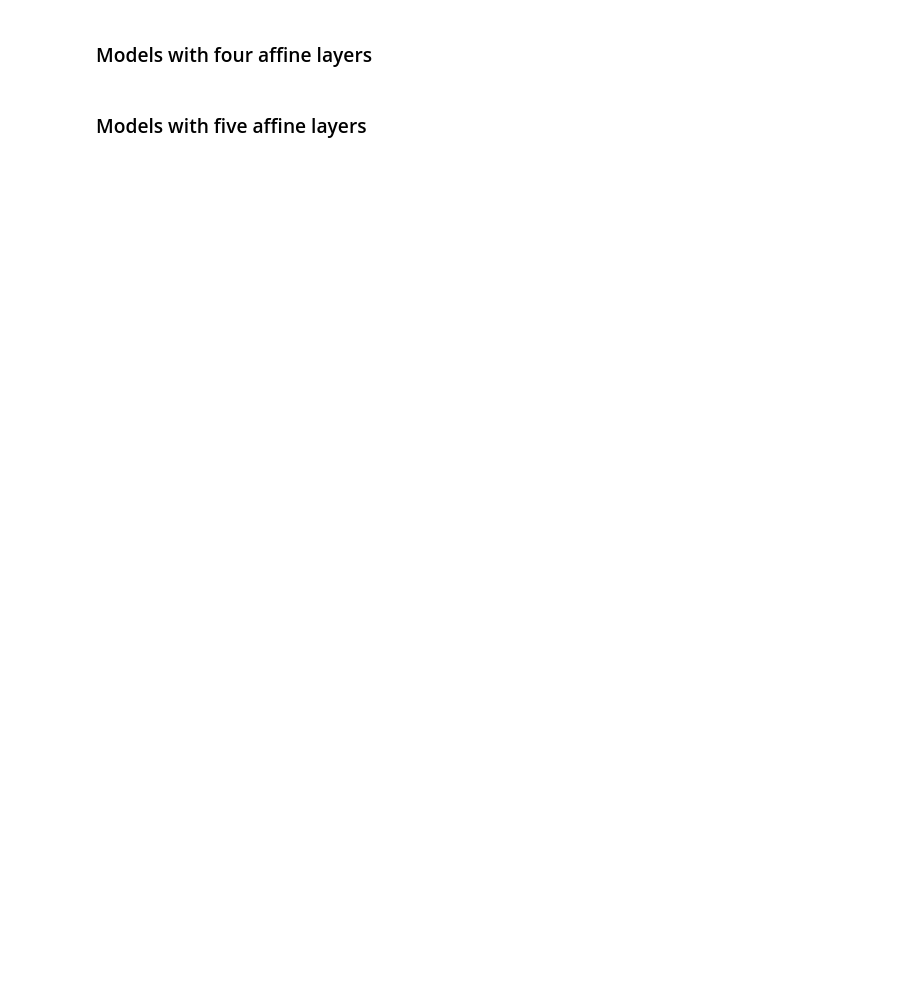
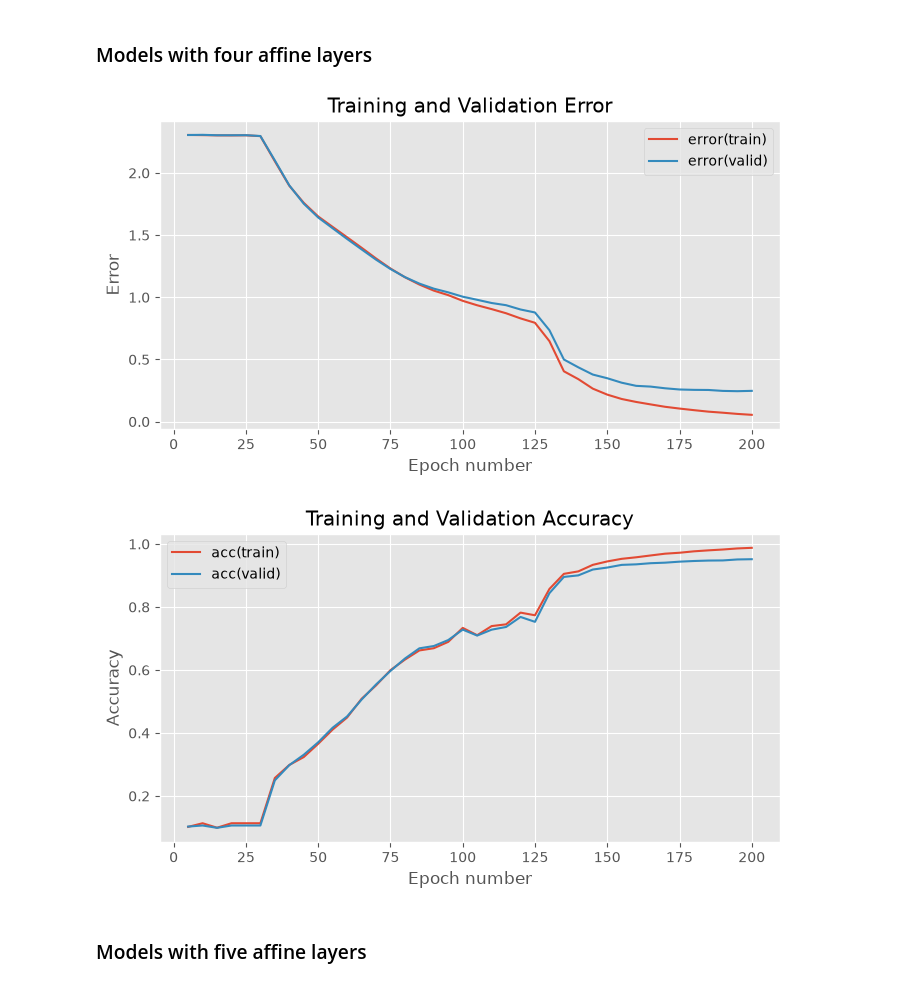
Before and after one commit to Mufalando/mlpractical, a Jupyter notebook: notebooks/03_Multiple_layer_models.ipynb, the cells around one changed output. Cells and saved outputs as stored; diff of their text form; code cells hidden in the pictures; blank space fills up the shorter version.

```diff
--- a/notebooks/03_Multiple_layer_models.ipynb
+++ b/notebooks/03_Multiple_layer_models.ipynb
@@ -757,9 +769,9 @@ plt.show()
 # %%
 # Set training run hyperparameters
 batch_size = 100          # number of data points in a batch
-init_scale = 0.01         # scale for random parameter initialization
+init_scale = 0.001         # scale for random parameter initialization
 learning_rate = 0.1       # learning rate for gradient descent
-num_epochs = 100          # number of training epochs to perform
+num_epochs = 200          # number of training epochs to perform
 stats_interval = 5        # epoch interval between recording and printing stats
 
 # Reset random number generator and data provider states on each run
@@ -769,36 +781,39 @@ train_data.reset()
 valid_data.reset()
 
 # Set data provider batch sizes
 train_data.batch_size = batch_size
 valid_data.batch_size = batch_size
 
 # Create a parameter initializer which will sample random uniform values
 # from [-init_scale, init_scale]
 param_init = UniformInit(-init_scale, init_scale, rng=rng)
 
 # Create affine + softmax model
 model = MultipleLayerModel([
     AffineLayer(input_dim, 100, param_init, param_init),
-    SoftmaxLayer(),
+    SigmoidLayer(),
     AffineLayer(100, 100, param_init, param_init),
-    SoftmaxLayer(),
+    SigmoidLayer(),
     AffineLayer(100, 100, param_init, param_init),
-    SoftmaxLayer(),
+    SigmoidLayer(),
     AffineLayer(100, output_dim, param_init, param_init),
     SoftmaxLayer(),
 ])
 
 # Initialize a cross entropy error object
 error = CrossEntropyError()
 
 # Use a basic gradient descent learning rule
 learning_rule = GradientDescentLearningRule(learning_rate=learning_rate)
 
 # Train the model and plot results
 _ = train_model_and_plot_stats(
     model, error, learning_rule, train_data, valid_data, num_epochs, stats_interval)
 
 plt.show()
+# %% [output]
+[figure, added]
+[figure, added]
 # %% [markdown]
 ### Models with five affine layers
 # %%
```
Also changed, not shown: parts of 22 cells of this notebook, 9 other files.
